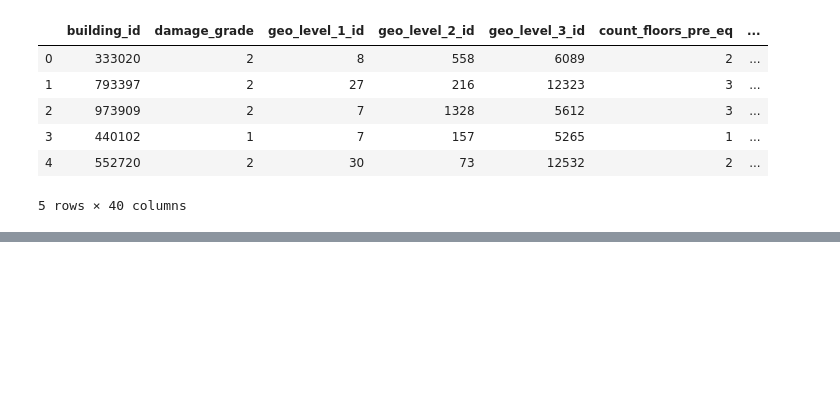
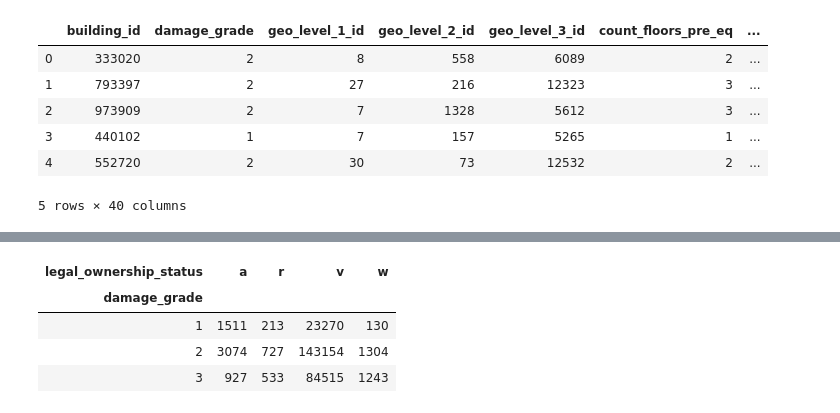
Before and after one commit to FranciscoGauna/TP-Datos-2021, a Jupyter notebook: Francisco.ipynb, the cells around one changed output, grey strips where cells are left out. Cells and saved outputs as stored; diff of their text form; code cells hidden in the pictures; blank space fills up the shorter version.

```diff
--- a/Francisco.ipynb
+++ b/Francisco.ipynb
@@ -203,0 +237,9 @@ df_train_values_original.merge(df_train_labels_original)[
+# %%
+df_superstructure_xtab = pd.crosstab(df_superstructure["damage_grade"] , df_superstructure["legal_ownership_status"])
+df_superstructure_xtab.head()
+# %% [output]
+| legal_ownership_status | a | r | v | w |
+| damage_grade |  |  |  |  |
+| 1 | 1511 | 213 | 23270 | 130 |
+| 2 | 3074 | 727 | 143154 | 1304 |
+| 3 | 927 | 533 | 84515 | 1243 |
```
Also changed, not shown: parts of 16 cells of this notebook.
